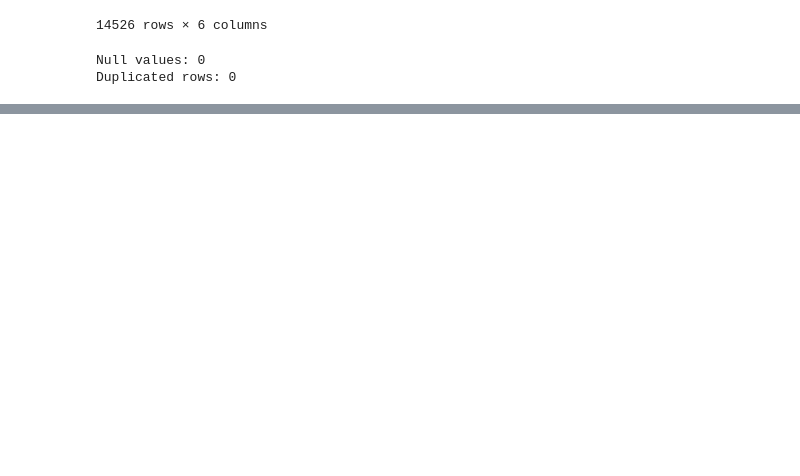
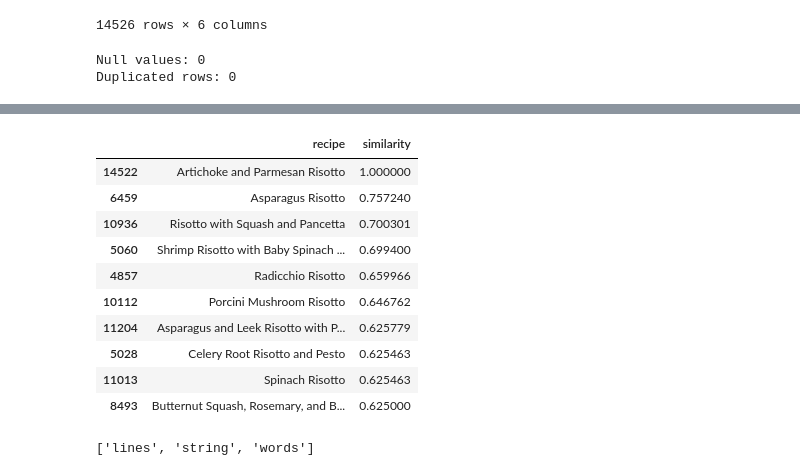
Before and after one commit to lalanamika/capstone-anamika, a Jupyter notebook: notebooks/03-Pre-processing-Epicurious.ipynb, the cells around one changed output, grey strips where cells are left out. Cells and saved outputs as stored; diff of their text form; code cells hidden in the pictures; blank space fills up the shorter version.

```diff
--- a/notebooks/03-Pre-processing-Epicurious.ipynb
+++ b/notebooks/03-Pre-processing-Epicurious.ipynb
@@ -71,0 +320,36 @@ array(['00', '0383', '05', ..., 'źrbol', 'ﬁne', 'ﬁnely'], dtype=object)
+# %%
+# Check for Aritchoke
+# Get the column based upon the index
+recipe_index_2 = df[df['title'] == 'Artichoke and Parmesan Risotto'].index
+
+# Create a dataframe with the movie titles
+sim_df_2 = pd.DataFrame({'recipe': df['title'],
+                       'similarity': np.array(similarities[recipe_index_2, :].todense()).squeeze()})
+
+# Return the top 10 most similar recipes
+sim_df_2.sort_values(by='similarity', ascending=False).head(10)
+# %% [output]
+|  | recipe | similarity |
+| 14522 | Artichoke and Parmesan Risotto | 1.000000 |
+| 6459 | Asparagus Risotto | 0.757240 |
+| 10936 | Risotto with Squash and Pancetta | 0.700301 |
+| 5060 | Shrimp Risotto with Baby Spinach ... | 0.699400 |
+| 4857 | Radicchio Risotto | 0.659966 |
+| 10112 | Porcini Mushroom Risotto | 0.646762 |
+| 11204 | Asparagus and Leek Risotto with P... | 0.625779 |
+| 5028 | Celery Root Risotto and Pesto | 0.625463 |
+| 11013 | Spinach Risotto | 0.625463 |
+| 8493 | Butternut Squash, Rosemary, and B... | 0.625000 |
+# %%
+import nltk
+
+lines = 'lines is some string of words'
+# function to test if something is a noun
+is_noun = lambda pos: pos[:2] == 'NN'
+# do the nlp stuff
+tokenized = nltk.word_tokenize(lines)
+nouns = [word for (word, pos) in nltk.pos_tag(tokenized) if is_noun(pos)]
+
+print(nouns)
+# %% [output]
+['lines', 'string', 'words']
```
Also changed, not shown: parts of 30 cells of this notebook, 2 other files.
